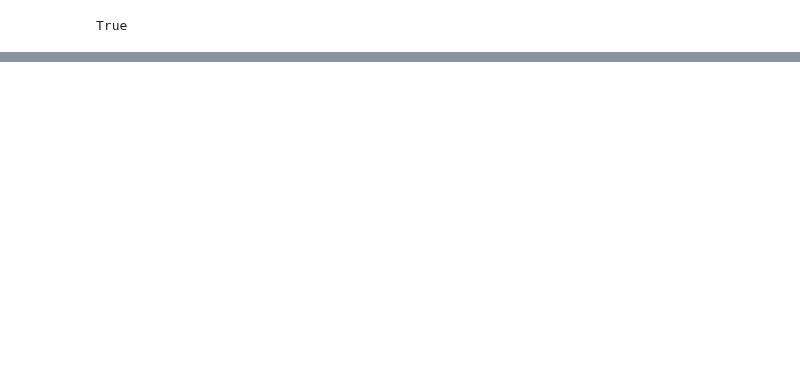
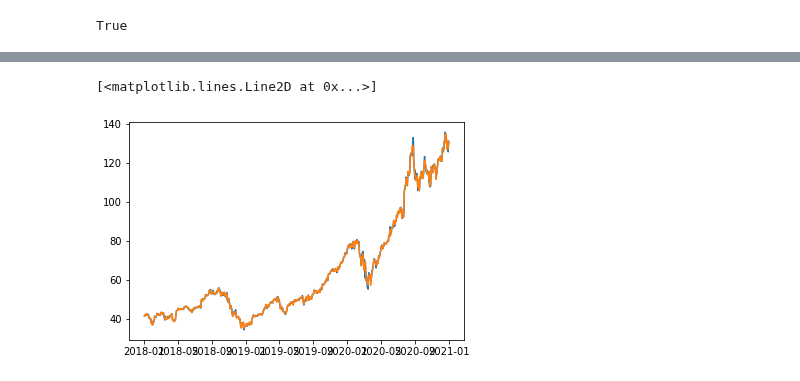
Before and after one commit to ivanlimsy/iOracle, a Jupyter notebook: notebooks/iOracle Random Forest Regressor - Brendan.ipynb, the cells around one changed output, grey strips where cells are left out. Saved outputs shown, nothing was run; the diff lists cells and outputs as text; code cells hidden in the pictures; blank space fills up the shorter version.

```diff
--- a/notebooks/iOracle Random Forest Regressor - Brendan.ipynb
+++ b/notebooks/iOracle Random Forest Regressor - Brendan.ipynb
@@ -291,0 +316,6 @@ y_values
+# %%
+plt.plot(df['5d_future_close'], label="5d_future_close")
+plt.plot(df['y_pred_2'], label="y_pred_2")
+# %% [output]
+[<matplotlib.lines.Line2D at 0x...>]
+[figure, added]
```
Also changed, not shown: parts of 20 cells of this notebook.
